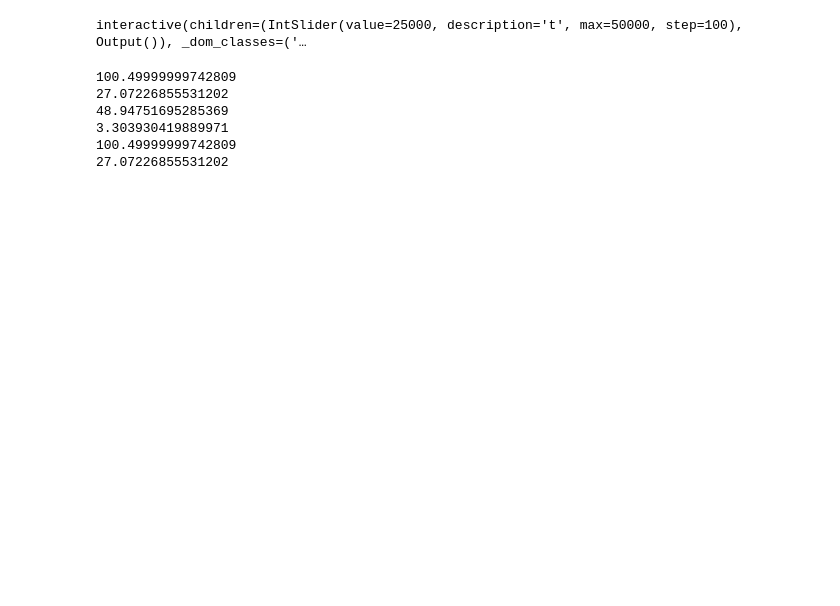
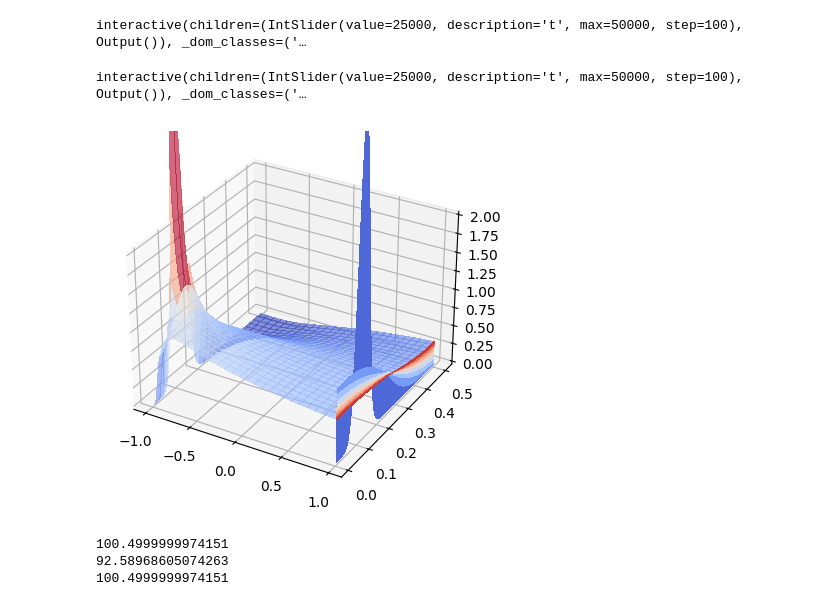
Before and after one commit to leonardlux/cp_1_2, a Jupyter notebook: t_2_09.ipynb, the cells around one changed output. Saved outputs shown, nothing was run; the diff lists cells and outputs as text; code cells hidden in the pictures; blank space fills up the shorter version.

```diff
--- a/t_2_09.ipynb
+++ b/t_2_09.ipynb
@@ -28,36 +38,49 @@ diags_gen = ["general"]
 d_func = ["constant", "step"]
 
 # Simulations
-U_sims = []
+U_sims = [
+    [],
+    [],
+]
 for dist in distributions:
     for dia_g in diags_gen:
         for d_f in d_func:
-            for bc in boundary_conditions:
-                U_sims.append(sim.Simulation(
+            for i,bc in enumerate(boundary_conditions):
+                U_sims[i].append(sim.Simulation(
                         distribution       = dist,
                         diags_gen          = dia_g,
                         d_func             = d_f,
                         boundary_condition = bc,
                         ))
-for bc in boundary_conditions:
-    U_sims.append(sim.Simulation(
+for i,bc in enumerate(boundary_conditions):
+    U_sims[i].append(sim.Simulation(
         distribution       = "dirac",
         diags_gen          = "simpel",
         d_func             = "constant",
         boundary_condition = bc,
         ))
-# %%
-pl.sketches(U_sims)
-# %% [output]
-interactive(children=(IntSlider(value=25000, description='t', max=50000, step=100), Output()), _dom_classes=('…
+# %%
+# Neumann
+pl.sketches(U_sims[0])
+# %% [output]
+interactive(children=(IntSlider(value=25000, description='t', max=50000, step=100), Output()), _dom_classes=('…
+# %%
+# Dirac
+pl.sketches(U_sims[1])
+# %% [output]
+interactive(children=(IntSlider(value=25000, description='t', max=50000, step=100), Output()), _dom_classes=('…
+# %%
+import importlib
+importlib.reload(pl);
+pl.plot_3d(U_sims[0][1])
+# %% [output]
+[figure, added]
 # %%
 import numpy as np
-for U in U_sims:
+
+for U in U_sims[0]:
     print(np.sum(U.U[-1]))
 # %% [output]
-100.49999999742809
-27.07226855531202
-48.94751695285369
-3.303930419889971
-100.49999999742809
-27.07226855531202
+100.4999999974151
+92.58968605074263
+100.4999999974151
```
Also changed, not shown: parts of 3 cells of this notebook, 11 other files.
